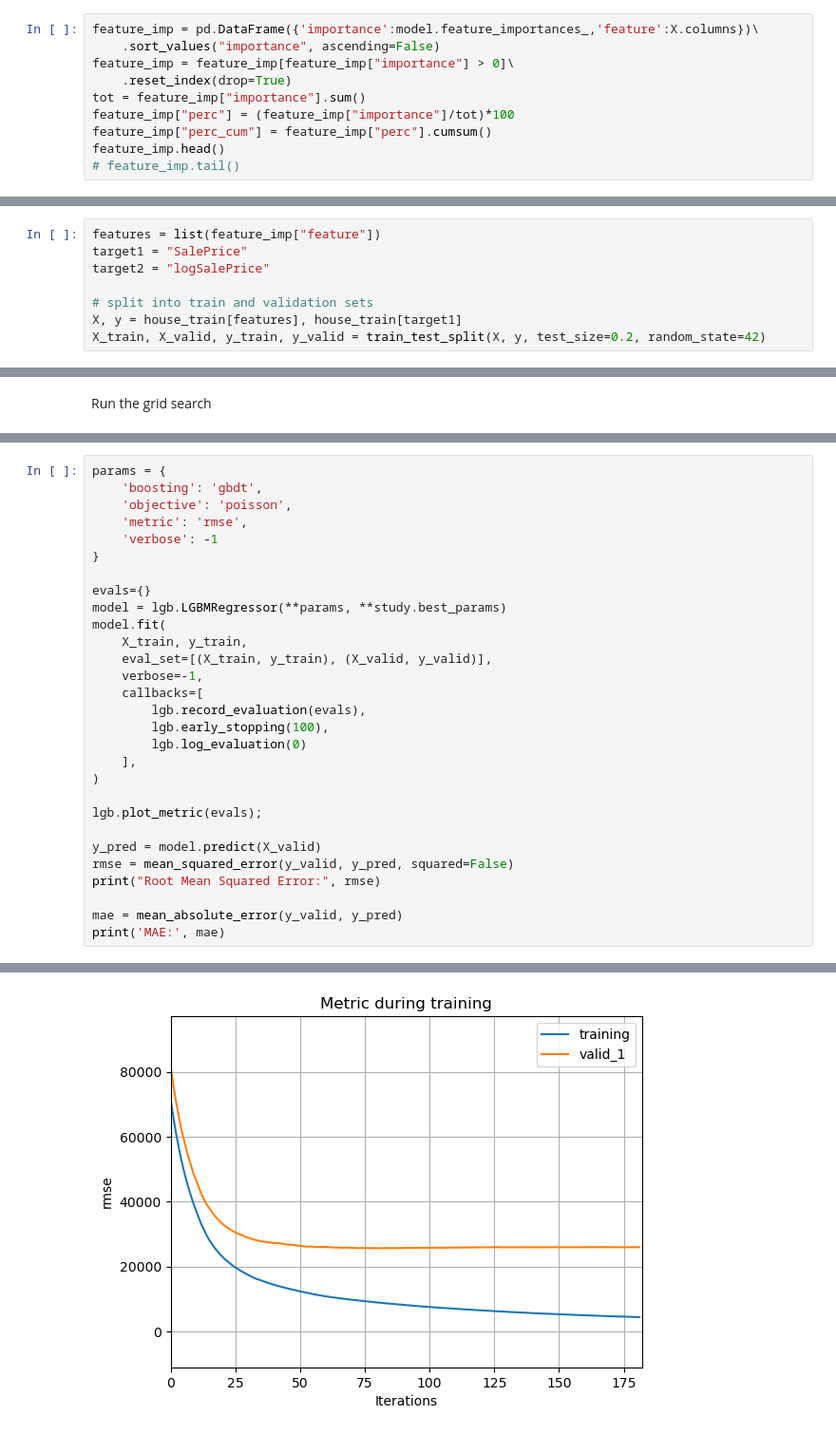
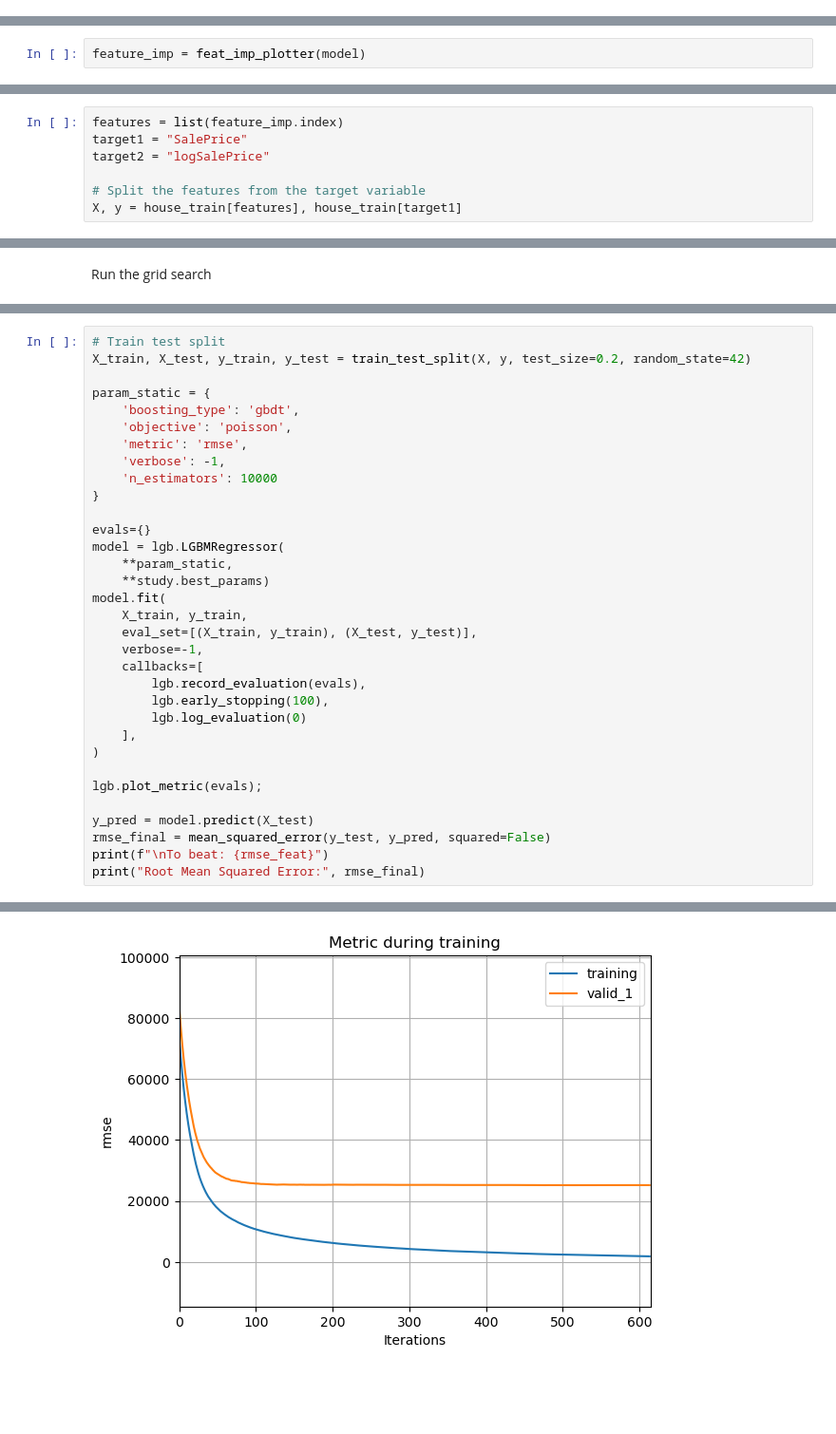
Before and after one commit to philmassie/absa_data_bootcamp_2023, a Jupyter notebook: house_prices.ipynb, the cells around one changed output, grey strips where cells are left out. Shown at 95% size. Cells and saved outputs as stored; diff of their text form; blank space fills up the shorter version.

```diff
--- a/house_prices.ipynb
+++ b/house_prices.ipynb
@@ -934,10 +966,0 @@ plt.show()
-# %%
-feature_imp = pd.DataFrame({'importance':model.feature_importances_,'feature':X.columns})\
-    .sort_values("importance", ascending=False)
-feature_imp = feature_imp[feature_imp["importance"] > 0]\
-    .reset_index(drop=True)
-tot = feature_imp["importance"].sum()
-feature_imp["perc"] = (feature_imp["importance"]/tot)*100
-feature_imp["perc_cum"] = feature_imp["perc"].cumsum()
-feature_imp.head()
-# feature_imp.tail()
@@ -950,0 +982,2 @@ feature_imp.head()
+# %%
+feature_imp = feat_imp_plotter(model)
@@ -1021,12 +1068,11 @@ new best: 26268.70564453969
 ### 5.3.2 Retain only contributing features
 # %%
-features = list(feature_imp["feature"])
+features = list(feature_imp.index)
 target1 = "SalePrice"
 target2 = "logSalePrice"
 
-# split into train and validation sets
+# Split the features from the target variable
 X, y = house_train[features], house_train[target1]
-X_train, X_valid, y_train, y_valid = train_test_split(X, y, test_size=0.2, random_state=42)
 # %% [markdown]
 ## 5.4 Hyperparameter tuning and Cross validation
 Hyperparameter tuning: testing various combinations of model parameters, looking for optima
@@ -1118,16 +1171,22 @@ optuna.visualization.plot_slice(study)
 # %%
-params = {
-    'boosting': 'gbdt',
+# Train test split
+X_train, X_test, y_train, y_test = train_test_split(X, y, test_size=0.2, random_state=42)
+
+param_static = {
+    'boosting_type': 'gbdt',
     'objective': 'poisson',
     'metric': 'rmse',
-    'verbose': -1
+    'verbose': -1,
+    'n_estimators': 10000
 }
 
 evals={}
-model = lgb.LGBMRegressor(**params, **study.best_params)
+model = lgb.LGBMRegressor(
+    **param_static,
+    **study.best_params)
 model.fit(
     X_train, y_train,
-    eval_set=[(X_train, y_train), (X_valid, y_valid)],
+    eval_set=[(X_train, y_train), (X_test, y_test)],
     verbose=-1,
     callbacks=[
         lgb.record_evaluation(evals),
@@ -1138,10 +1197,8 @@ model.fit(
 
 lgb.plot_metric(evals);
 
-y_pred = model.predict(X_valid)
-rmse = mean_squared_error(y_valid, y_pred, squared=False)
-print("Root Mean Squared Error:", rmse)
-
-mae = mean_absolute_error(y_valid, y_pred)
-print('MAE:', mae)
+y_pred = model.predict(X_test)
+rmse_final = mean_squared_error(y_test, y_pred, squared=False)
+print(f"\nTo beat: {rmse_feat}")
+print("Root Mean Squared Error:", rmse_final)
 # %% [output]
@@ -1154,3 +1211,3 @@ MAE: 15622.797798425674
-[figure, old version]
+[figure, new version]
 # %% [markdown]
 Some quick hyperparameter tuning has improves out RMSE score on the validation set.
```
Also changed, not shown: parts of 59 cells of this notebook, 2 other files.
